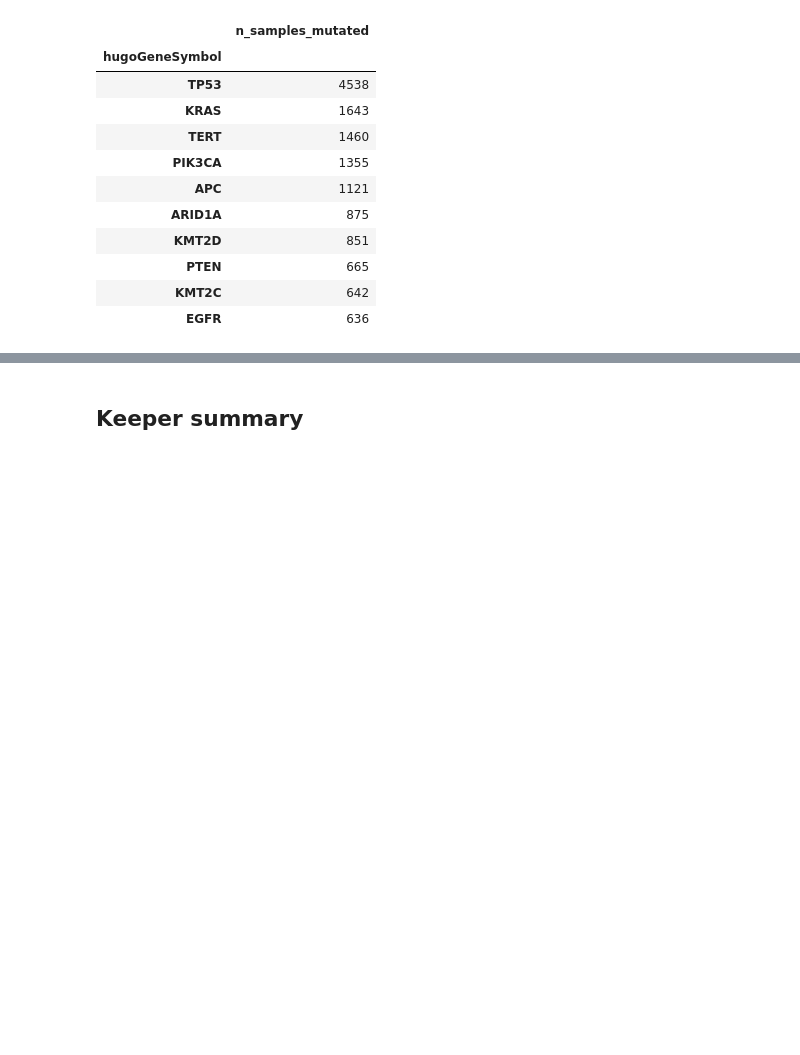
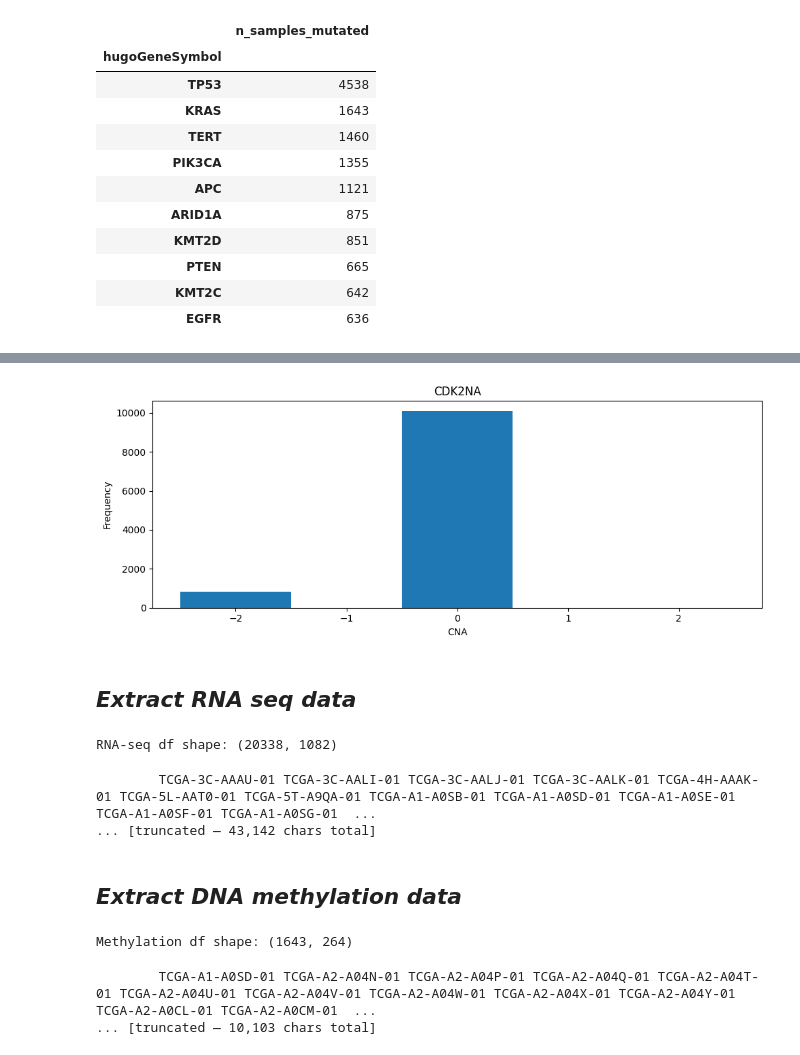
Before and after one commit to areElkin/netflow, a Jupyter notebook: docs/source/tutorial/notebooks/cbioportal_keeper_demo.ipynb, the cells around one changed output, grey strips where cells are left out. Cells and saved outputs as stored; diff of their text form; code cells hidden in the pictures; blank space fills up the shorter version.

```diff
--- a/docs/source/tutorial/notebooks/cbioportal_keeper_demo.ipynb
+++ b/docs/source/tutorial/notebooks/cbioportal_keeper_demo.ipynb
@@ -219,2 +249,18 @@ print(f'Keeper data keys: {list(keeper.data.keys())}')
-# %% [markdown]
-## Keeper summary
+# %%
+fig, ax = plt.subplots(figsize=(10, 4))
+
+alterFreq = np.argmax((cna_proc!=0).sum(axis=1))
+topAltered = cna_proc.index[alterFreq]
+geneAlt = cna_proc.loc[topAltered]
+bins = np.arange(geneAlt.min(), geneAlt.max() + 2) - 0.5
+geneAlt.hist(ax=ax, bins=bins, grid=False)
+
+ax.set_ylabel('Frequency')
+ax.set_xlabel('CNA')
+ax.set_title('CDK2NA')
+plt.tight_layout()
+plt.show()
+# %% [output]
+[figure, added]
+# %% [markdown]
+## *Extract RNA seq data*
@@ -220,0 +271,19 @@ print(f'Keeper data keys: {list(keeper.data.keys())}')
+# %%
+print(f'RNA-seq df shape: {rna_proc.shape}')
+rna_proc.head(3)
+# %% [output]
+RNA-seq df shape: (20338, 1082)
+        TCGA-3C-AAAU-01 TCGA-3C-AALI-01 TCGA-3C-AALJ-01 TCGA-3C-AALK-01 TCGA-4H-AAAK-01 TCGA-5L-AAT0-01 TCGA-5T-A9QA-01 TCGA-A1-A0SB-01 TCGA-A1-A0SD-01 TCGA-A1-A0SE-01 TCGA-A1-A0SF-01 TCGA-A1-A0SG-01  ...
+... [truncated — 43,142 chars total]
+# %% [markdown]
+## *Extract DNA methylation data*
+# %%
+STUDY_NAME_3 = 'Breast Invasive Carcinoma (TCGA, Cell 2015)'
+__, methyl_proc = cbio.get_methylation_data(STUDY_NAME_3)
+
+print(f'Methylation df shape: {methyl_proc.shape}')
+methyl_proc.head(3)
+# %% [output]
+Methylation df shape: (1643, 264)
+        TCGA-A1-A0SD-01 TCGA-A2-A04N-01 TCGA-A2-A04P-01 TCGA-A2-A04Q-01 TCGA-A2-A04T-01 TCGA-A2-A04U-01 TCGA-A2-A04V-01 TCGA-A2-A04W-01 TCGA-A2-A04X-01 TCGA-A2-A04Y-01 TCGA-A2-A0CL-01 TCGA-A2-A0CM-01  ...
+... [truncated — 10,103 chars total]
```
Also changed, not shown: parts of 34 cells of this notebook.
